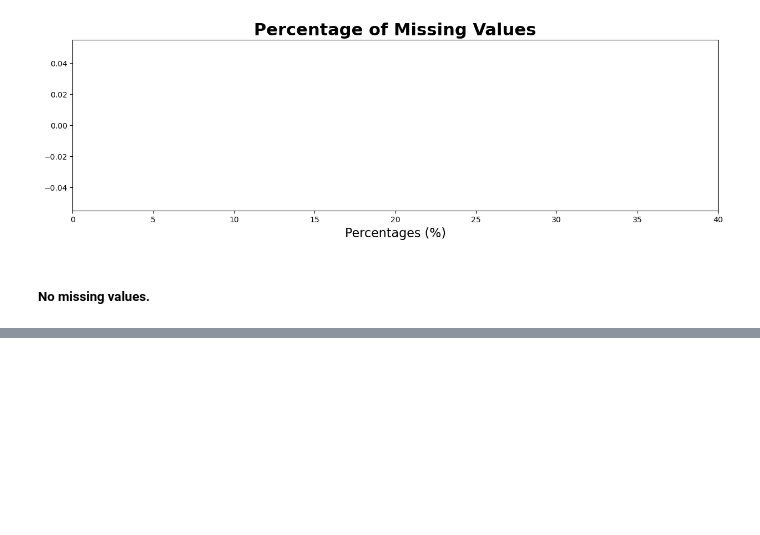
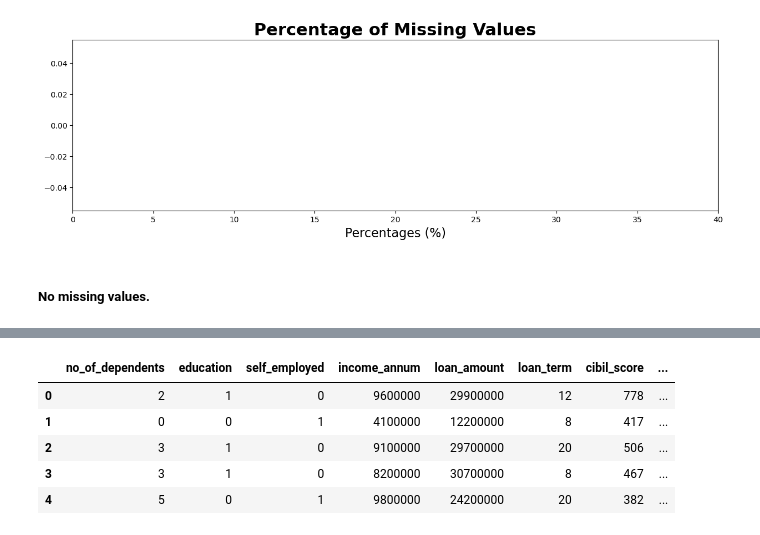
Before and after one commit to daxamengineer/loan_prediction, a Jupyter notebook: Loan_EDA.ipynb, the cells around one changed output, grey strips where cells are left out. Drawn from its saved outputs; the diff is of its cells as text; code cells hidden in the pictures; blank space fills up the shorter version.

```diff
--- a/Loan_EDA.ipynb
+++ b/Loan_EDA.ipynb
@@ -75,0 +124,16 @@ plt.show()
+# %%
+# Replacing values in education, self_employed, loan_status
+df["education"] = df["education"].replace("Graduate", 1)
+df["education"] = df["education"].replace("Not Graduate", 0)
+df["self_employed"] = df["self_employed"].replace("No", 0)
+df["self_employed"] = df["self_employed"].replace("Yes", 1)
+df["loan_status"] = df["loan_status"].replace("Approved", 1)
+df["loan_status"] = df["loan_status"].replace("Rejected", 0)
+df.head()
+# %% [output]
+|  | no_of_dependents | education | self_employed | income_annum | loan_amount | loan_term | cibil_score | ... |
+| 0 | 2 | 1 | 0 | 9600000 | 29900000 | 12 | 778 | ... |
+| 1 | 0 | 0 | 1 | 4100000 | 12200000 | 8 | 417 | ... |
+| 2 | 3 | 1 | 0 | 9100000 | 29700000 | 20 | 506 | ... |
+| 3 | 3 | 1 | 0 | 8200000 | 30700000 | 8 | 467 | ... |
+| 4 | 5 | 0 | 1 | 9800000 | 24200000 | 20 | 382 | ... |
```
Also changed, not shown: parts of 9 cells of this notebook.
